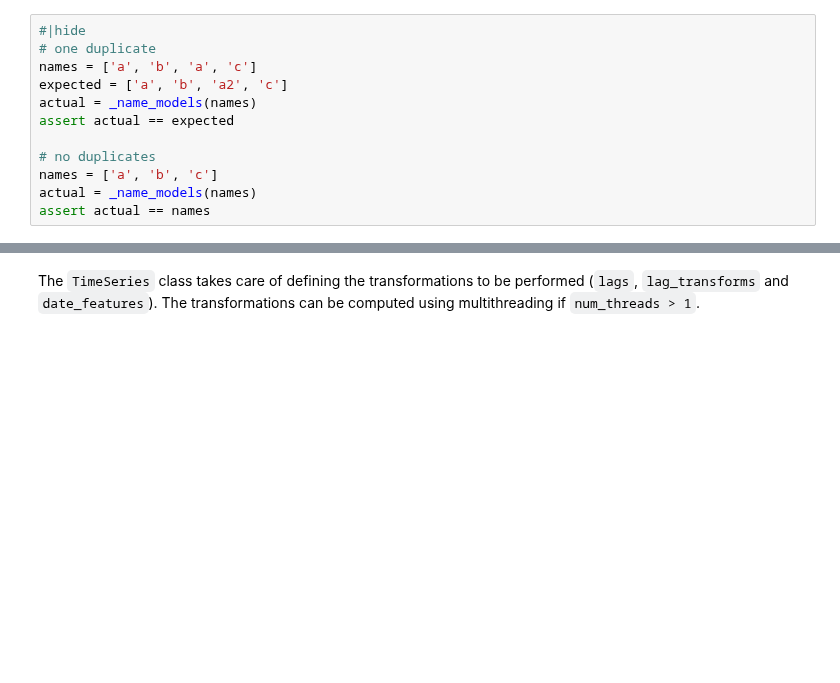
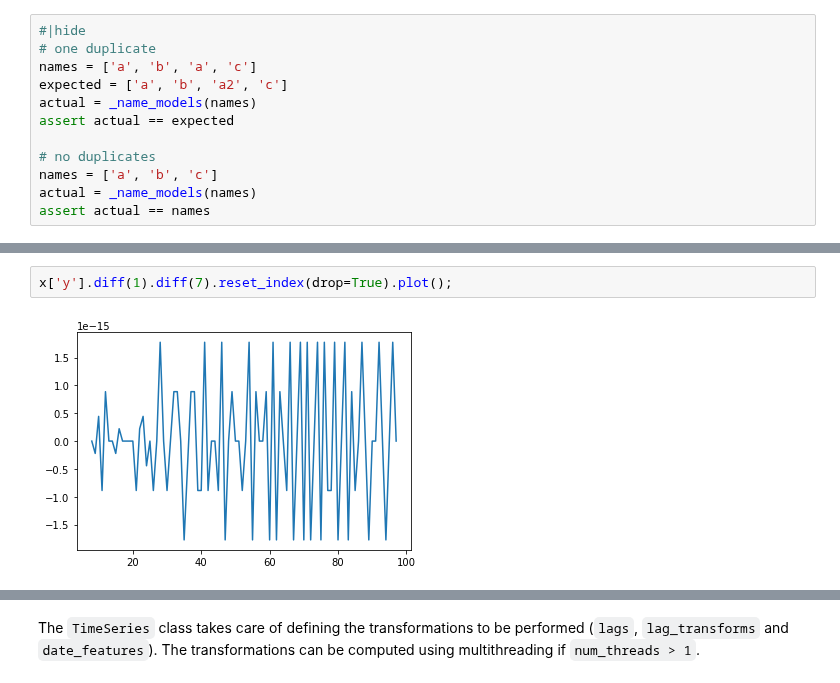
Before and after one commit to Nixtla/mlforecast, a Jupyter notebook: nbs/core.ipynb, the cells around one changed output, grey strips where cells are left out. Cells and saved outputs as stored; diff of their text form; blank space fills up the shorter version.

```diff
--- a/nbs/core.ipynb
+++ b/nbs/core.ipynb
@@ -594,0 +670,4 @@ class TimeSeries:
+# %%
+x['y'].diff(1).diff(7).reset_index(drop=True).plot();
+# %% [output]
+[figure, added]
```
Also changed, not shown: parts of 8 cells of this notebook, 5 other files.
